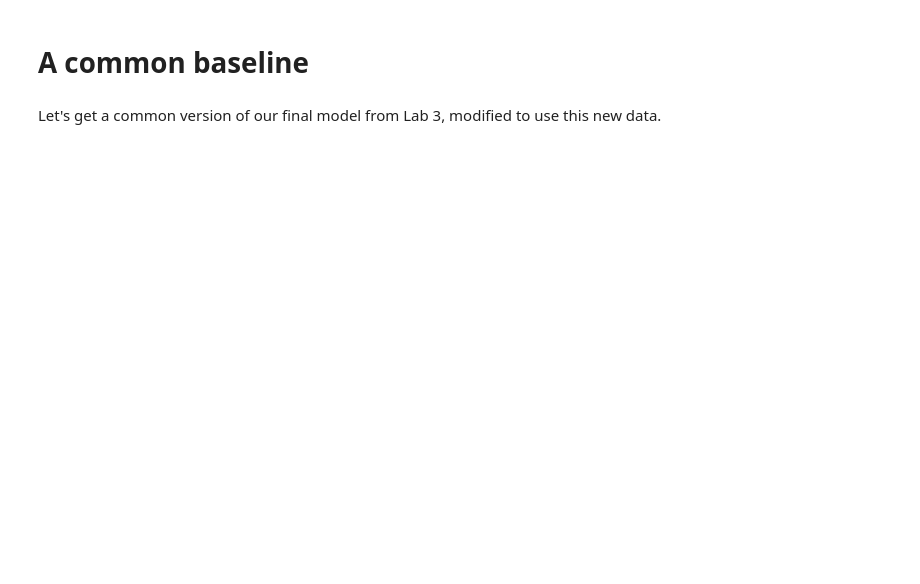
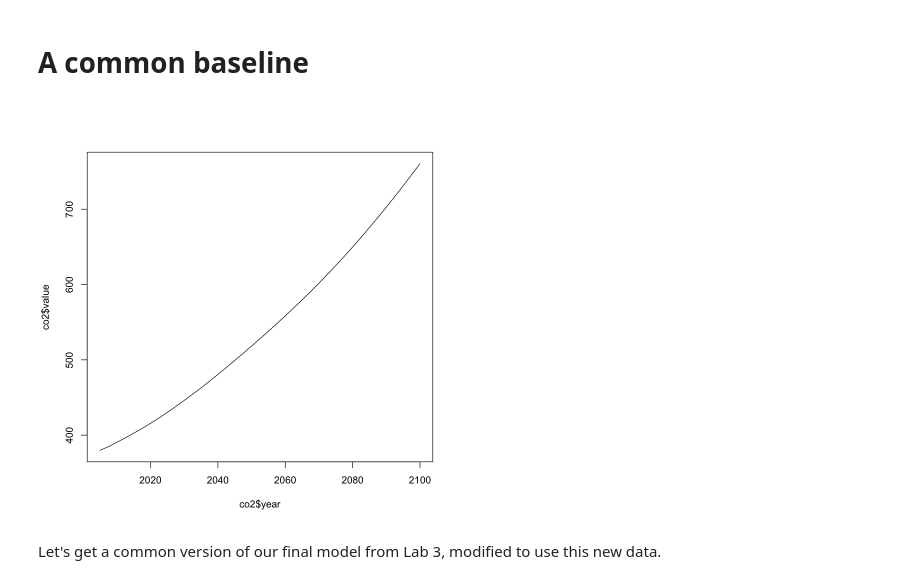
Before and after one commit to jrising/ccecon2025, a Jupyter notebook: Lab 4 - Integrated Assessment.ipynb, the cells around one changed output. Cells and saved outputs as stored; diff of their text form; code cells hidden in the pictures; blank space fills up the shorter version.

```diff
--- a/Lab 4 - Integrated Assessment.ipynb
+++ b/Lab 4 - Integrated Assessment.ipynb
@@ -21,4 +21,4 @@ We are going to use two versions of this data: for baseline characteristics, we
 Download the first file from
 https://www.dropbox.com/scl/fi/04y9nuz7jydwq8tbv9080/aimcge-np.csv?rlkey=wy965td792moq76kl1zr178u1&dl=0
 # %%
-input = read.csv(...)
+input = read.csv("aimcge-np.csv")
@@ -46,4 +100,10 @@ ggplot(input2[grep("Final Energy\\|Transportation\\|[^|]+$", input2$Variable),],
 # %% [markdown]
 # A common baseline
+# %%
+co2 = subset(input2, Variable == 'Diagnostics|MAGICC6|Concentration|CO2')
+# %%
+plot(co2$year, co2$value, type='l')
+# %% [output]
+[figure, added]
 # %% [markdown]
 Let's get a common version of our final model from Lab 3, modified to use this new data.
```
Also changed, not shown: parts of 26 cells of this notebook, 1 other file.
